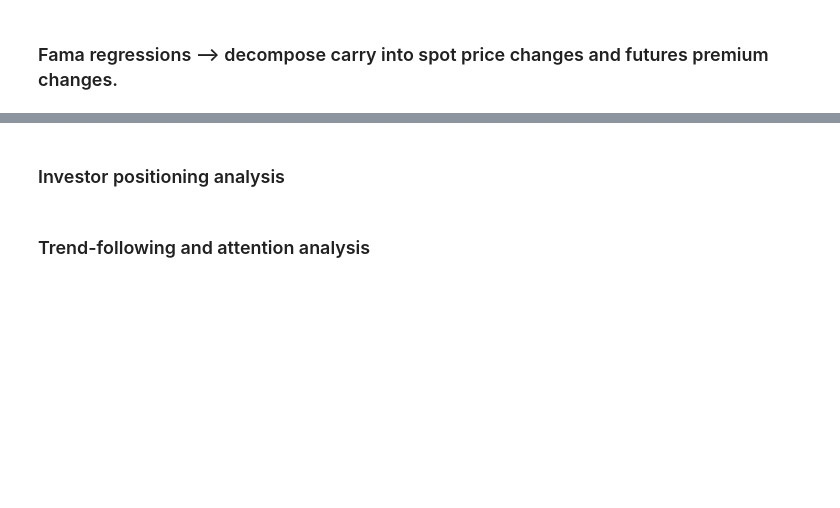
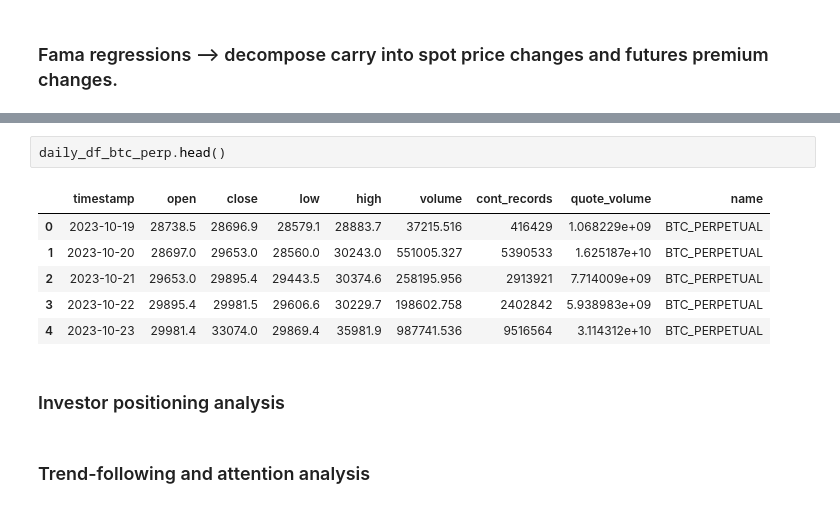
Before and after one commit to mukeshcodeshere/nb_research_crypto, a Jupyter notebook: src/data_analysis_daily_paper.ipynb, the cells around one changed output, grey strips where cells are left out. Saved outputs shown, nothing was run; the diff lists cells and outputs as text; blank space fills up the shorter version.

```diff
--- a/src/data_analysis_daily_paper.ipynb
+++ b/src/data_analysis_daily_paper.ipynb
@@ -320,3 +470,12 @@ Notes:
+# %%
+daily_df_btc_perp.head()
+# %% [output]
+|  | timestamp | open | close | low | high | volume | cont_records | quote_volume | name |
+| 0 | 2023-10-19 | 28738.5 | 28696.9 | 28579.1 | 28883.7 | 37215.516 | 416429 | 1.068229e+09 | BTC_PERPETUAL |
+| 1 | 2023-10-20 | 28697.0 | 29653.0 | 28560.0 | 30243.0 | 551005.327 | 5390533 | 1.625187e+10 | BTC_PERPETUAL |
+| 2 | 2023-10-21 | 29653.0 | 29895.4 | 29443.5 | 30374.6 | 258195.956 | 2913921 | 7.714009e+09 | BTC_PERPETUAL |
+| 3 | 2023-10-22 | 29895.4 | 29981.5 | 29606.6 | 30229.7 | 198602.758 | 2402842 | 5.938983e+09 | BTC_PERPETUAL |
+| 4 | 2023-10-23 | 29981.4 | 33074.0 | 29869.4 | 35981.9 | 987741.536 | 9516564 | 3.114312e+10 | BTC_PERPETUAL |
 # %% [markdown]
 ### Investor positioning analysis
 # %% [markdown]
```
Also changed, not shown: parts of 8 cells of this notebook, 9 other files.
